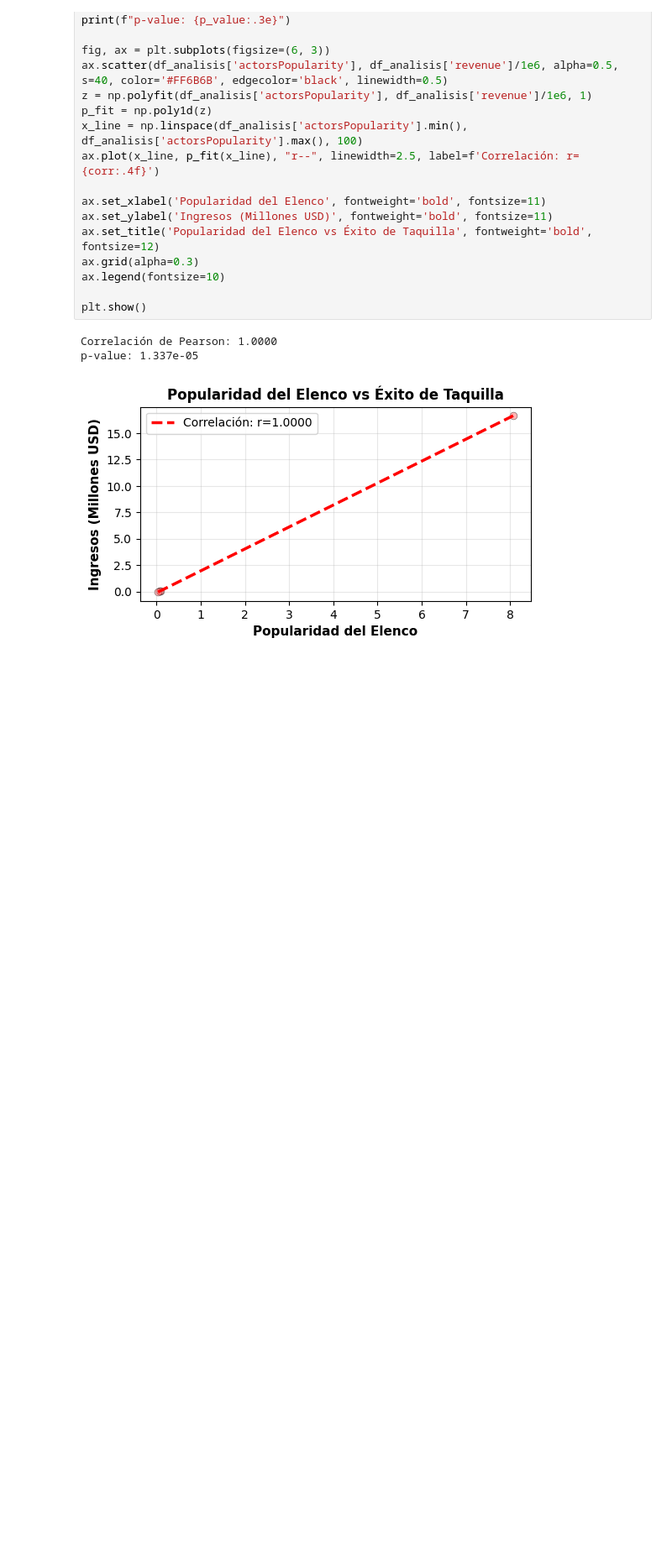
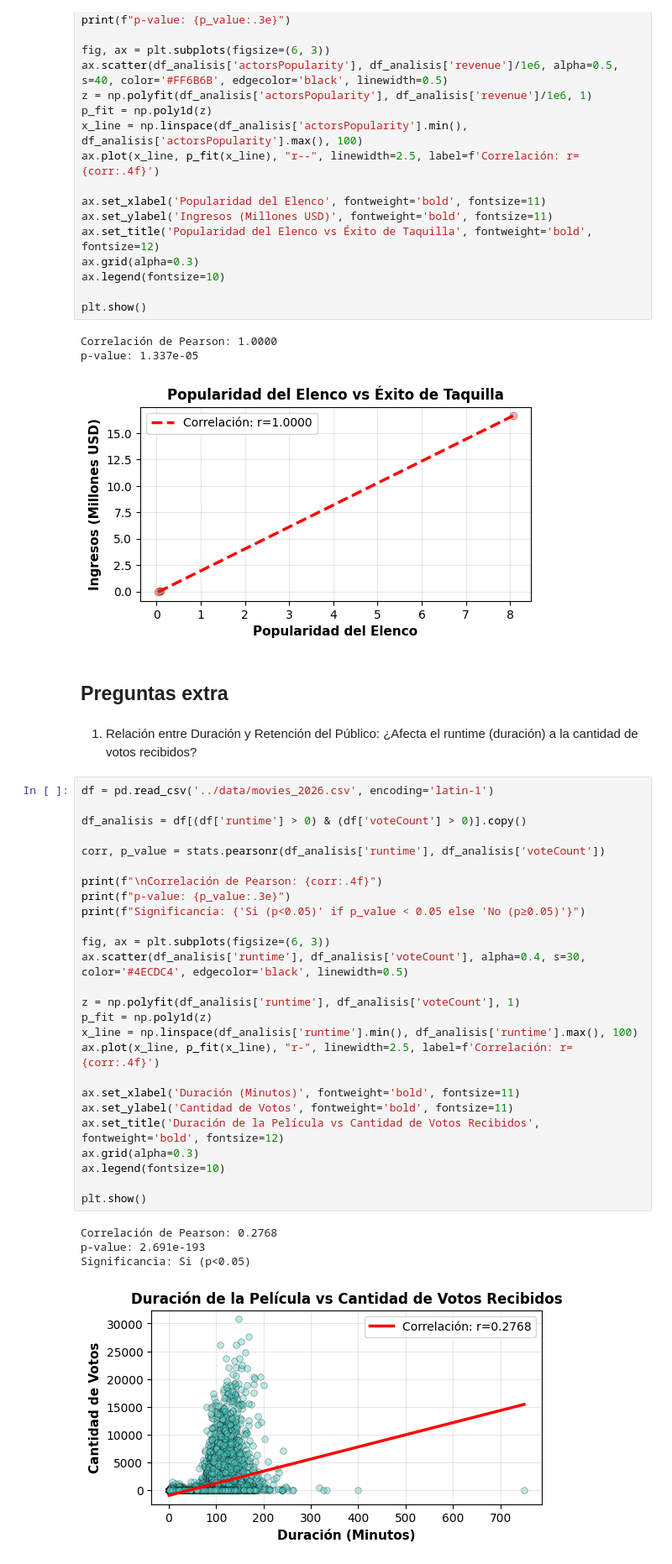
Before and after one commit to Qu3zada22/lab1_MD, a Jupyter notebook: src/Lab1.ipynb, the cells around one changed output. Shown at 84% size. Cells and saved outputs as stored; diff of their text form; blank space fills up the shorter version.

Commit message:
preguntas extra para pts

```diff
--- a/src/Lab1.ipynb
+++ b/src/Lab1.ipynb
@@ -246,3 +246,39 @@ plt.show()
 Correlación de Pearson: 1.0000
 p-value: 1.337e-05
 [figure]
+# %% [markdown]
+## Preguntas extra
+# %% [markdown]
+1. Relación entre Duración y Retención del Público:
+¿Afecta el runtime (duración) a la cantidad de votos recibidos?
+# %%
+df = pd.read_csv('../data/movies_2026.csv', encoding='latin-1')
+
+df_analisis = df[(df['runtime'] > 0) & (df['voteCount'] > 0)].copy()
+
+corr, p_value = stats.pearsonr(df_analisis['runtime'], df_analisis['voteCount'])
+
+print(f"\nCorrelación de Pearson: {corr:.4f}")
+print(f"p-value: {p_value:.3e}")
+print(f"Significancia: {'Si (p<0.05)' if p_value < 0.05 else 'No (p≥0.05)'}")
+
+fig, ax = plt.subplots(figsize=(6, 3))
+ax.scatter(df_analisis['runtime'], df_analisis['voteCount'], alpha=0.4, s=30, color='#4ECDC4', edgecolor='black', linewidth=0.5)
+
+z = np.polyfit(df_analisis['runtime'], df_analisis['voteCount'], 1)
+p_fit = np.poly1d(z)
+x_line = np.linspace(df_analisis['runtime'].min(), df_analisis['runtime'].max(), 100)
+ax.plot(x_line, p_fit(x_line), "r-", linewidth=2.5, label=f'Correlación: r={corr:.4f}')
+
+ax.set_xlabel('Duración (Minutos)', fontweight='bold', fontsize=11)
+ax.set_ylabel('Cantidad de Votos', fontweight='bold', fontsize=11)
+ax.set_title('Duración de la Película vs Cantidad de Votos Recibidos', fontweight='bold', fontsize=12)
+ax.grid(alpha=0.3)
+ax.legend(fontsize=10)
+
+plt.show()
+# %% [output]
+Correlación de Pearson: 0.2768
+p-value: 2.691e-193
+Significancia: Si (p<0.05)
+[figure, added]
```
Also changed, not shown: parts of 10 cells of this notebook.
